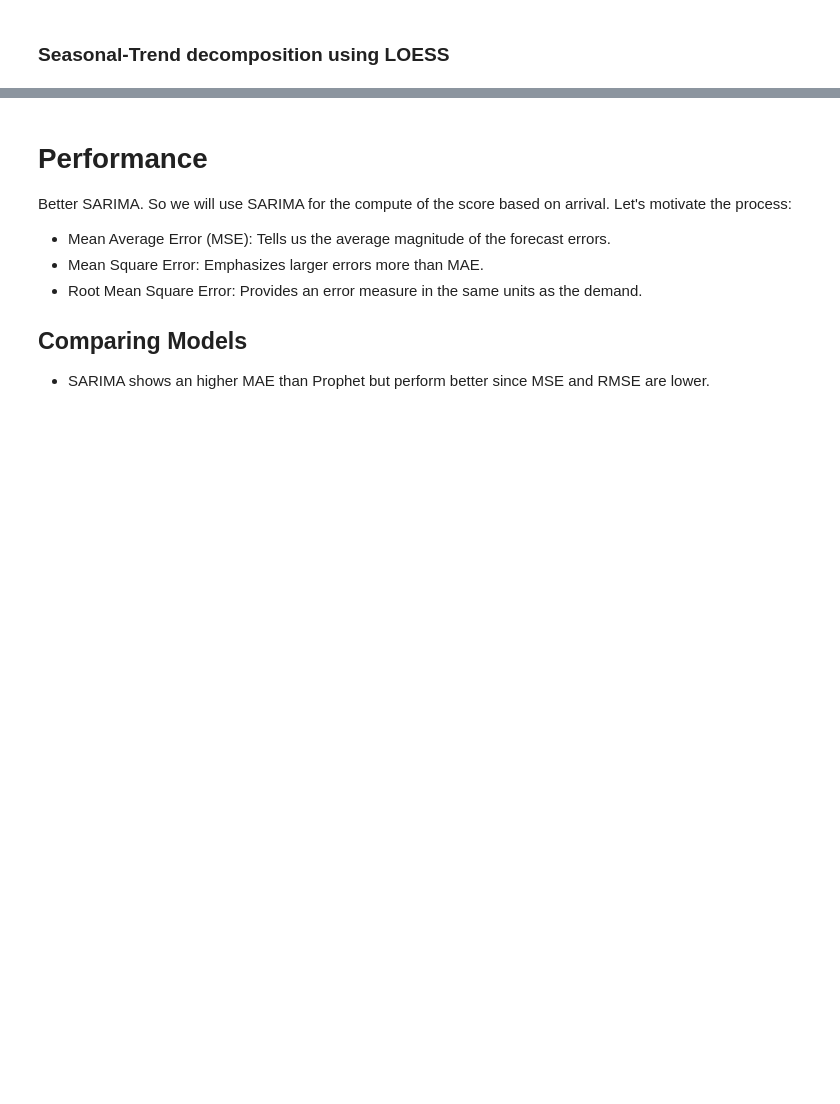
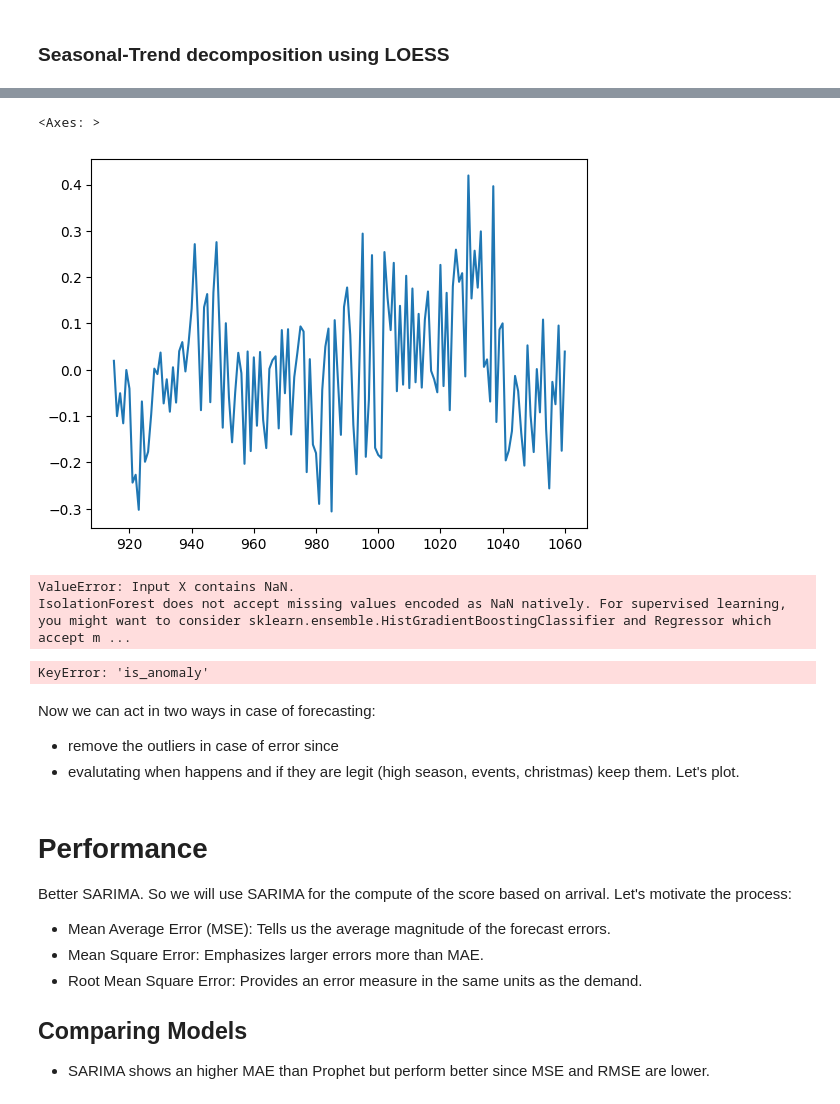
Before and after one commit to CCT-Dublin/capstone-project-feb-2024-pt-giorgiozoppi, a Jupyter notebook: CapstoneProjectGiorgioZoppi.ipynb, the cells around one changed output, grey strips where cells are left out. Saved outputs shown, nothing was run; the diff lists cells and outputs as text; code cells hidden in the pictures; blank space fills up the shorter version.

Commit message:
adding isolation forest

```diff
--- a/CapstoneProjectGiorgioZoppi.ipynb
+++ b/CapstoneProjectGiorgioZoppi.ipynb
@@ -665,0 +666,8 @@ We pick up Hotel08 since from the boxplot has more parameters the boxplot has sh
+# %%
+from sklearn.preprocessing import MinMaxScaler
+# random forest requirement
+# normalization scales each value of booking count to range 0.1
+min_max_scaler = MinMaxScaler(feature_range=(0,1))
+booking_count = hotel_data[['BookingCount']]
+booking_count_scaled = min_max_scaler.fit_transform(booking_count)
+hotel_data['BookingCount_Scaled'] = booking_count_scaled
@@ -797,8 +680,0 @@ There is another type of rescaling that is more robust to new values being outsi
-# %%
-import matplotlib.pyplot as plt
-import pandas as pd
-import seaborn as sns
-from pandas.plotting import register_matplotlib_converters
-
-register_matplotlib_converters()
-sns.set_style("darkgrid")
@@ -823,0 +690,7 @@ plt.show()
+# %%
+season_decomposed = sm.tsa.seasonal_decompose(hotel_data['BookingCount_Scaled'],period=52)
+residual = season_decomposed.resid
+residual.plot()
+# %% [output]
+<Axes: >
+[figure, added]
@@ -823,0 +699,9 @@ plt.show()
+# %%
+from sklearn.ensemble import IsolationForest
+clf = IsolationForest()
+hotel_data['anomaly_score'] = clf.fit_predict(residual.values.reshape(-1, 1))
+hotel_data.head()
+#hotel_data['is_anomaly'] = hotel_data['anomaly_score'] == -1
+# %% [output]
+ValueError: Input X contains NaN.
+IsolationForest does not accept missing values encoded as NaN natively. For supervised learning, you might want to consider sklearn.ensemble.HistGradientBoostingClassifier and Regressor which accept m ...
@@ -824,3 +710,12 @@ plt.show()
+# %%
+hotel_anomalies = hotel_data[hotel_data[[is_anomaly']==True]
+hotel_anomalies.head()
+# %% [output]
+KeyError: 'is_anomaly'
+# %% [markdown]
+Now we can act in two ways in case of forecasting:
+- remove the outliers in case of error since
+- evalutating when happens and if they are legit (high season, events, christmas) keep them. Let's plot.
 # %%
 import pandas as pd
 import numpy as np
```
Also changed, not shown: parts of 13 cells of this notebook.
